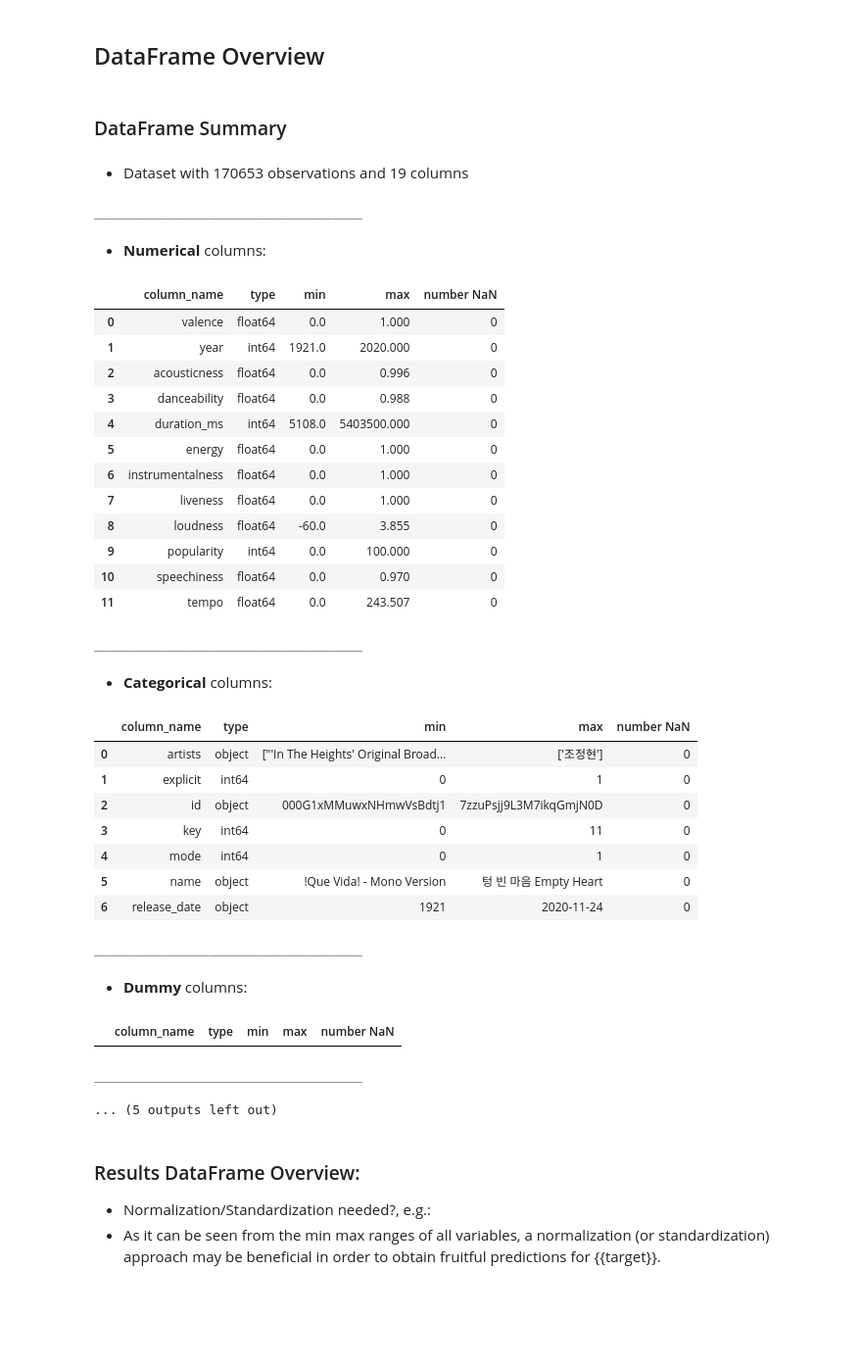
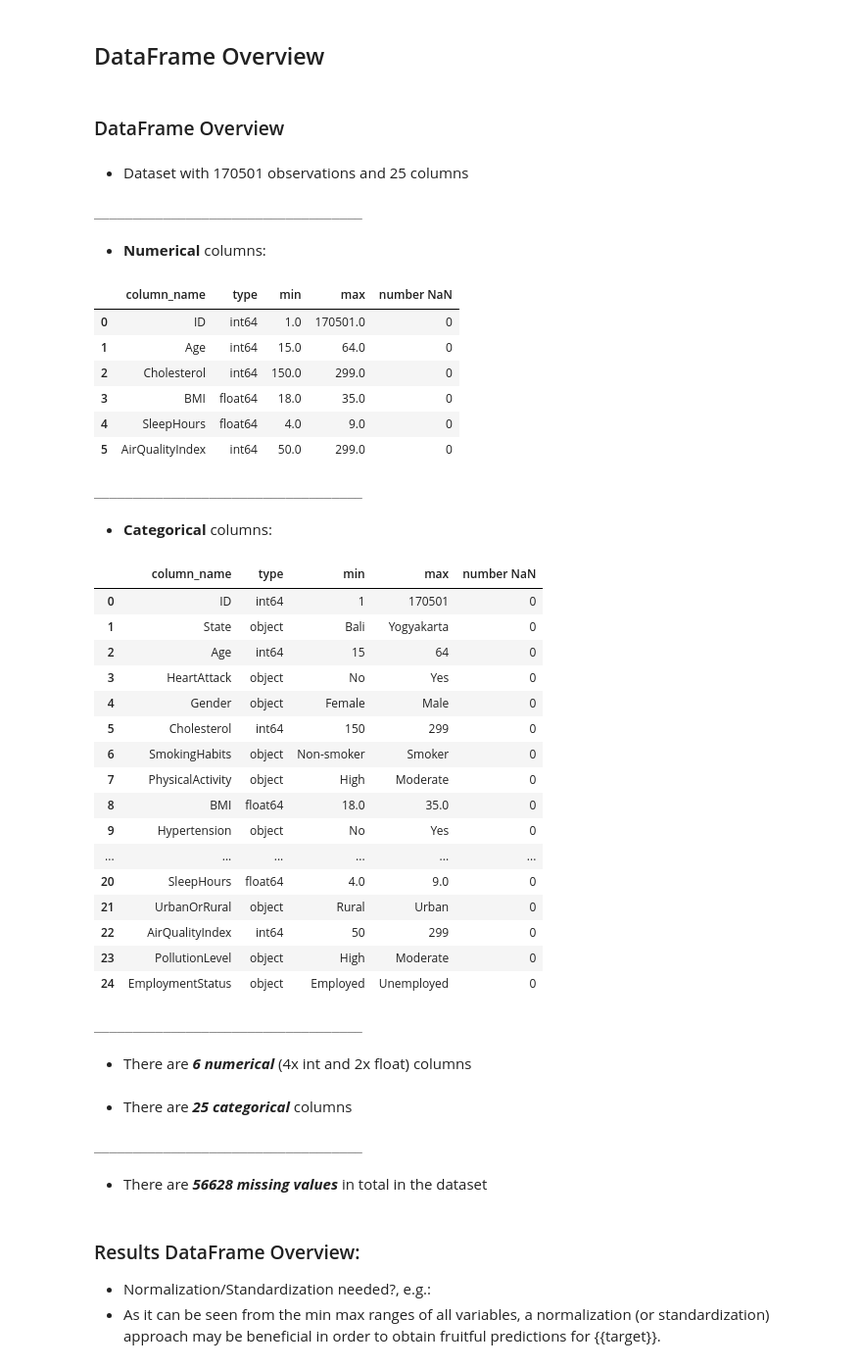
Before and after one commit to Fatur-Maulidan/Heart-Attack-Indonesia-Data-Mining-CRISPDM, a Jupyter notebook: 10124907_M. Fatur Maulidan Azzahra.ipynb, the cells around one changed output. Shown at 98% size. Drawn from its saved outputs; the diff is of its cells as text; code cells hidden in the pictures; blank space fills up the shorter version.

```diff
--- a/10124907_M. Fatur Maulidan Azzahra.ipynb
+++ b/10124907_M. Fatur Maulidan Azzahra.ipynb
@@ -312,3 +172,5 @@ A Short overview:
 <a id='df_load'></a>
 # %% [markdown]
 ## Load DataFrame
+# %%
+heart_attack_df = pd.read_csv('heart_attack_indonesia.csv')
@@ -364,7 +262,7 @@ df.describe(include='all').T
 # %% [markdown]
 ## DataFrame Overview
 # %%
-def get_dataframe_summary(df, cat_list, dummy_list):
+def get_dataframe_summary(df):
     """ Autogenerate a dataframe summary in addition to the dataframe-describe() function
 
         INPUTS:
@@ -397,7 +295,7 @@ def get_dataframe_summary(df, cat_list, dummy_list):
     count_int = 0
     count_float = 0
     for col in df.columns.tolist():
-        if (df[col].dtypes == 'float64' or df[col].dtypes == 'int64') and col not in cat_list and col not in dummy_list:
+        if (df[col].dtypes == 'float64' or df[col].dtypes == 'int64') and col:
             row_num.append([col, df[col].dtypes, df[col].min(), df[col].max(), number_nan[col]])
             text_for_readme +=('\t| ' + str(col) + ' | ' + str(df[col].dtypes) + ' | ' + str(df[col].min()) + ' | ' + str(df[col].max()) + ' | '+ str(number_nan[col]) + ' | ' + '\n')
             if df[col].dtypes == 'int64':
@@ -416,82 +314,69 @@ def get_dataframe_summary(df, cat_list, dummy_list):
     row_cat = []
     count_object = 0
     for col in df.columns.tolist():
-        if df[col].dtypes == 'object' or col in cat_list:
+        if df[col].dtypes == 'object' or col:
             try:
                 row_cat.append([col, df[col].dtypes, df[col].min(), df[col].max(), number_nan[col]])
                 text_for_readme +=('\t| ' + str(col) + ' | ' + str(df[col].dtypes) + ' | ' + str(df[col].min()) + ' | ' + str(df[col].max()) + ' | '+ str(number_nan[col]) + ' | ' + '\n')
             except:
                 row_cat.append([col, df[col].dtypes, 'NaN', 'NaN', number_nan[col]])
                 text_for_readme +=('\t| ' + str(col) + ' | ' + str(df[col].dtypes) + ' | '+ 'NaN' + ' | '+ 'NaN' + ' | '+ str(number_nan[col]) + ' | ' + '\n')
             count_object += 1
     df_cat = pd.DataFrame(row_cat,columns=['column_name', 'type', 'min', 'max', 'number NaN'])
     text_for_readme +='\n\n'
     display(df_cat)
 
     print('___________________________________')
-    printmd('- **Dummy** columns:')
-
-    text_for_readme += '- **Dummy** columns:\n\n'
-    text_for_readme += '\t| column_name | type | min | max | number NaN |\n\t| :-------------  | :-------------  | :-------------  | :-------------  | :-------------  |\n'
-    row_dummy = []
-    for col in dummy_list:
-        if (df[col].dtypes == 'float64' or df[col].dtypes == 'int64'):
-            row_dummy.append([col, df[col].dtypes, df[col].min(), df[col].max(), number_nan[col]])
-            text_for_readme +=('\t| ' + str(col) + ' | ' + str(df[col].dtypes) + ' | ' + str(df[col].min()) + ' | ' + str(df[col].max()) + ' | '+ str(number_nan[col]) + ' | ' + '\n')
-    df_dummy = pd.DataFrame(row_dummy,columns=['column_name', 'type', 'min', 'max', 'number NaN'])
-    text_for_readme +='\n\n'
-    display(df_dummy)
-
-    print('___________________________________')
     printmd('- There are ***{} numerical*** ({}x int and {}x float) columns'.format(count_int + count_float, count_int, count_float))
     printmd('- There are ***{} categorical*** columns'.format(count_object))
-    printmd('- There are ***{} dummy*** columns'.format(len(dummy_list)))
 
     print('___________________________________')
     printmd('- There are ***{} missing values*** in total in the dataset'.format(df.isnull().values.sum()))
 
     text_for_readme += '- There are ***{} numerical*** ({}x int and {}x float) columns\n'.format(count_int + count_float, count_int, count_float)
     text_for_readme += '- There are ***{} categorical*** columns\n'.format(count_object)
-    text_for_readme += '- There are ***{} dummy*** columns\n'.format(len(dummy_list))
     text_for_readme += '- There are ***{} missing values*** in total in the dataset\n'.format(df.isnull().values.sum())
 
     with open('text_for_readme.txt', 'w') as f:
         f.write(text_for_readme)
 
-get_dataframe_summary(df, cat_list=['id', 'message', 'original', 'genre'],dummy_list=['related', 'request', 'offer', 'aid_related', 'medical_help', 'medical_products', 'search_and_rescue', 'security', 'military', 'child_alone', 'water', 'food', 'shelter', 'clothing', 'money', 'missing_people', 'refugees', 'death', 'other_aid', 'infrastructure_related', 'transport', 'buildings', 'electricity', 'tools', 'hospitals', 'shops', 'aid_centers', 'other_infrastructure', 'weather_related', 'floods', 'storm', 'fire', 'earthquake', 'cold', 'other_weather', 'direct_report'])
+get_dataframe_summary(heart_attack_df)
 # %% [output]
-### DataFrame Summary
+### DataFrame Overview
-- Dataset with 170653 observations and 19 columns
+- Dataset with 170501 observations and 25 columns
 ___________________________________
 - **Numerical** columns:
 |  | column_name | type | min | max | number NaN |
-| 0 | valence | float64 | 0.0 | 1.000 | 0 |
-| 1 | year | int64 | 1921.0 | 2020.000 | 0 |
-| 2 | acousticness | float64 | 0.0 | 0.996 | 0 |
-| 3 | danceability | float64 | 0.0 | 0.988 | 0 |
-| 4 | duration_ms | int64 | 5108.0 | 5403500.000 | 0 |
-| 5 | energy | float64 | 0.0 | 1.000 | 0 |
-| 6 | instrumentalness | float64 | 0.0 | 1.000 | 0 |
-| 7 | liveness | float64 | 0.0 | 1.000 | 0 |
-| 8 | loudness | float64 | -60.0 | 3.855 | 0 |
-| 9 | popularity | int64 | 0.0 | 100.000 | 0 |
-| 10 | speechiness | float64 | 0.0 | 0.970 | 0 |
-| 11 | tempo | float64 | 0.0 | 243.507 | 0 |
+| 0 | ID | int64 | 1.0 | 170501.0 | 0 |
+| 1 | Age | int64 | 15.0 | 64.0 | 0 |
+| 2 | Cholesterol | int64 | 150.0 | 299.0 | 0 |
+| 3 | BMI | float64 | 18.0 | 35.0 | 0 |
+| 4 | SleepHours | float64 | 4.0 | 9.0 | 0 |
+| 5 | AirQualityIndex | int64 | 50.0 | 299.0 | 0 |
 ___________________________________
 - **Categorical** columns:
 |  | column_name | type | min | max | number NaN |
-| 0 | artists | object | ["'In The Heights' Original Broad... | ['조정현'] | 0 |
-| 1 | explicit | int64 | 0 | 1 | 0 |
-| 2 | id | object | 000G1xMMuwxNHmwVsBdtj1 | 7zzuPsjj9L3M7ikqGmjN0D | 0 |
-| 3 | key | int64 | 0 | 11 | 0 |
-| 4 | mode | int64 | 0 | 1 | 0 |
-| 5 | name | object | !Que Vida! - Mono Version | 텅 빈 마음 Empty Heart | 0 |
-| 6 | release_date | object | 1921 | 2020-11-24 | 0 |
+| 0 | ID | int64 | 1 | 170501 | 0 |
+| 1 | State | object | Bali | Yogyakarta | 0 |
+| 2 | Age | int64 | 15 | 64 | 0 |
+| 3 | HeartAttack | object | No | Yes | 0 |
+| 4 | Gender | object | Female | Male | 0 |
+| 5 | Cholesterol | int64 | 150 | 299 | 0 |
+| 6 | SmokingHabits | object | Non-smoker | Smoker | 0 |
+| 7 | PhysicalActivity | object | High | Moderate | 0 |
+| 8 | BMI | float64 | 18.0 | 35.0 | 0 |
+| 9 | Hypertension | object | No | Yes | 0 |
+| ... | ... | ... | ... | ... | ... |
+| 20 | SleepHours | float64 | 4.0 | 9.0 | 0 |
+| 21 | UrbanOrRural | object | Rural | Urban | 0 |
+| 22 | AirQualityIndex | int64 | 50 | 299 | 0 |
+| 23 | PollutionLevel | object | High | Moderate | 0 |
+| 24 | EmploymentStatus | object | Employed | Unemployed | 0 |
 ___________________________________
-- **Dummy** columns:
+- There are ***6 numerical*** (4x int and 2x float) columns
-|  | column_name | type | min | max | number NaN |
+- There are ***25 categorical*** columns
 ___________________________________
-... (5 outputs left out)
+- There are ***56628 missing values*** in total in the dataset
 # %% [markdown]
 ### Results DataFrame Overview:
 - Normalization/Standardization needed?, e.g.:
```
Also changed, not shown: parts of 20 cells of this notebook, 1 other file.
